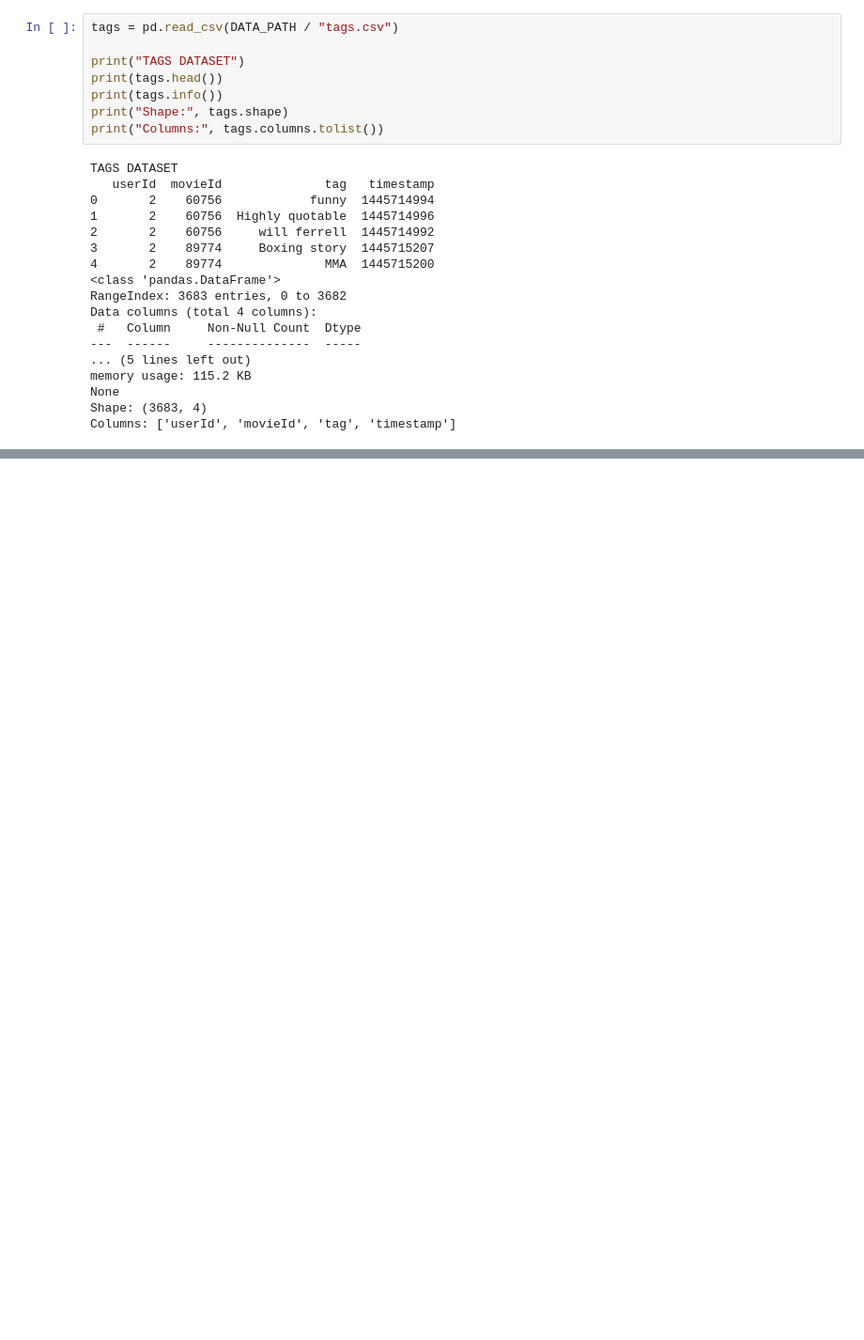
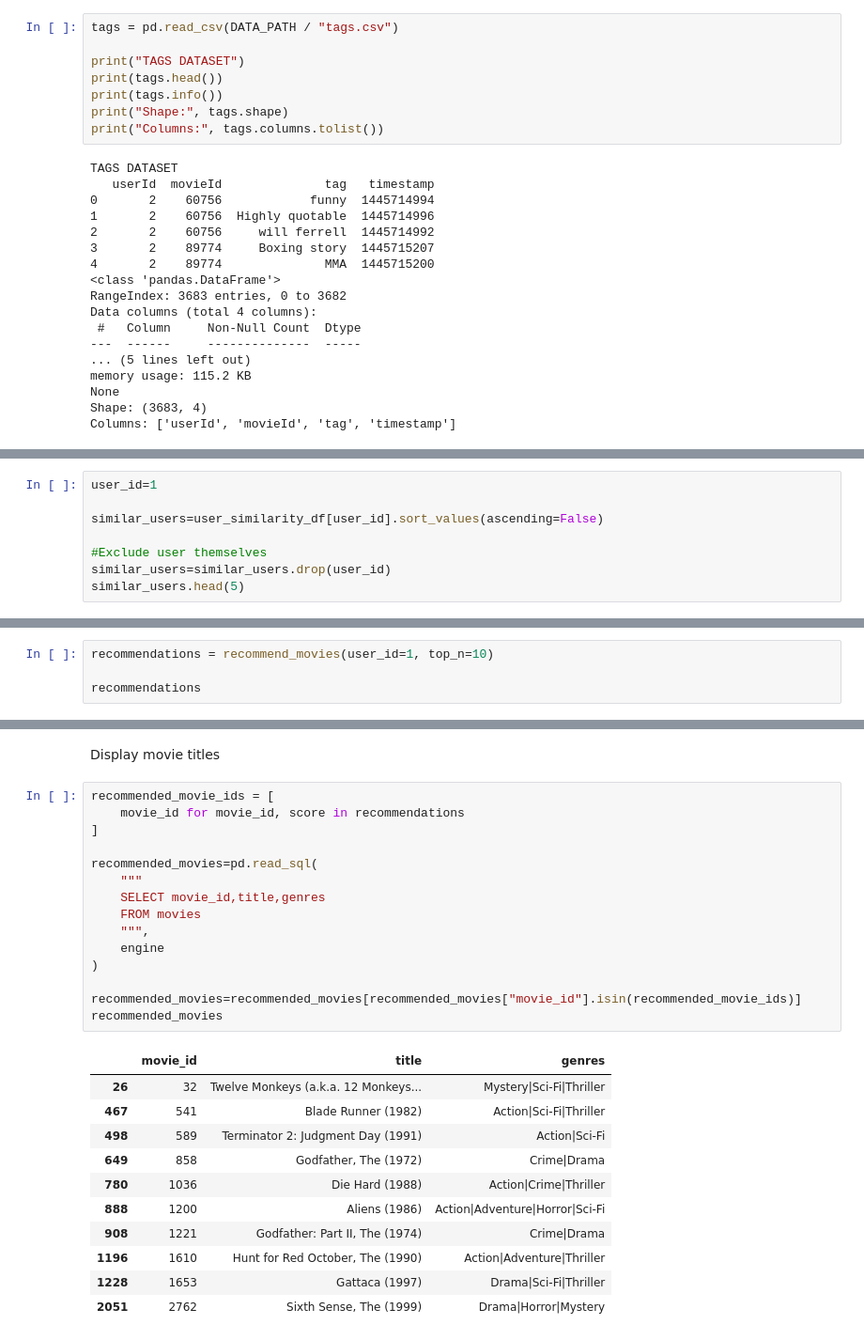
Before and after one commit to SonuThapaMagar/movie-recommendation-system, a Jupyter notebook: backend/app/recommender/recommendation_system.ipynb, the cells around one changed output, grey strips where cells are left out. Shown at 94% size. Saved outputs shown, nothing was run; the diff lists cells and outputs as text; blank space fills up the shorter version.

```diff
--- a/backend/app/recommender/recommendation_system.ipynb
+++ b/backend/app/recommender/recommendation_system.ipynb
@@ -259,0 +351,8 @@ Columns: ['userId', 'movieId', 'tag', 'timestamp']
+# %%
+user_id=1
+
+similar_users=user_similarity_df[user_id].sort_values(ascending=False)
+
+#Exclude user themselves
+similar_users=similar_users.drop(user_id)
+similar_users.head(5)
@@ -259,0 +399,4 @@ Columns: ['userId', 'movieId', 'tag', 'timestamp']
+# %%
+recommendations = recommend_movies(user_id=1, top_n=10)
+
+recommendations
@@ -259,0 +414,29 @@ Columns: ['userId', 'movieId', 'tag', 'timestamp']
+# %% [markdown]
+Display movie titles
+# %%
+recommended_movie_ids = [
+    movie_id for movie_id, score in recommendations
+]
+
+recommended_movies=pd.read_sql(
+    """
+    SELECT movie_id,title,genres
+    FROM movies
+    """,
+    engine
+)
+
+recommended_movies=recommended_movies[recommended_movies["movie_id"].isin(recommended_movie_ids)]
+recommended_movies
+# %% [output]
+|  | movie_id | title | genres |
+| 26 | 32 | Twelve Monkeys (a.k.a. 12 Monkeys... | Mystery|Sci-Fi|Thriller |
+| 467 | 541 | Blade Runner (1982) | Action|Sci-Fi|Thriller |
+| 498 | 589 | Terminator 2: Judgment Day (1991) | Action|Sci-Fi |
+| 649 | 858 | Godfather, The (1972) | Crime|Drama |
+| 780 | 1036 | Die Hard (1988) | Action|Crime|Thriller |
+| 888 | 1200 | Aliens (1986) | Action|Adventure|Horror|Sci-Fi |
+| 908 | 1221 | Godfather: Part II, The (1974) | Crime|Drama |
+| 1196 | 1610 | Hunt for Red October, The (1990) | Action|Adventure|Thriller |
+| 1228 | 1653 | Gattaca (1997) | Drama|Sci-Fi|Thriller |
+| 2051 | 2762 | Sixth Sense, The (1999) | Drama|Horror|Mystery |
```
Also changed, not shown: parts of 13 cells of this notebook.
